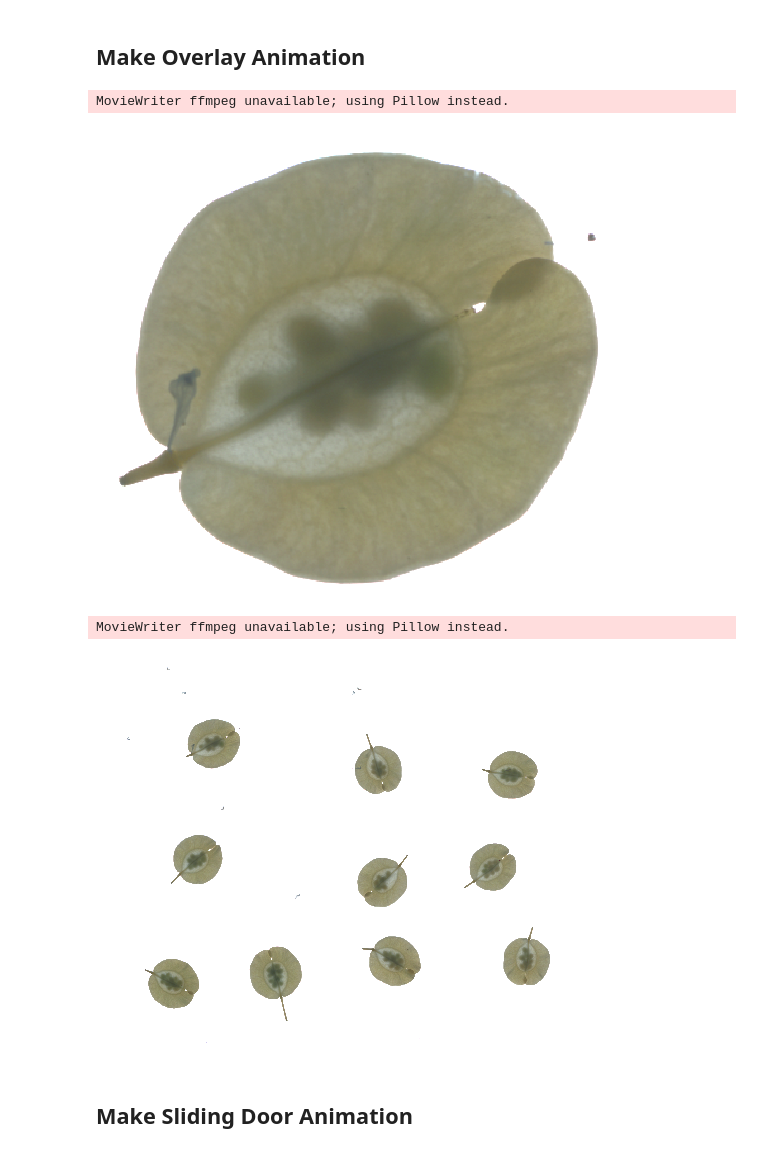
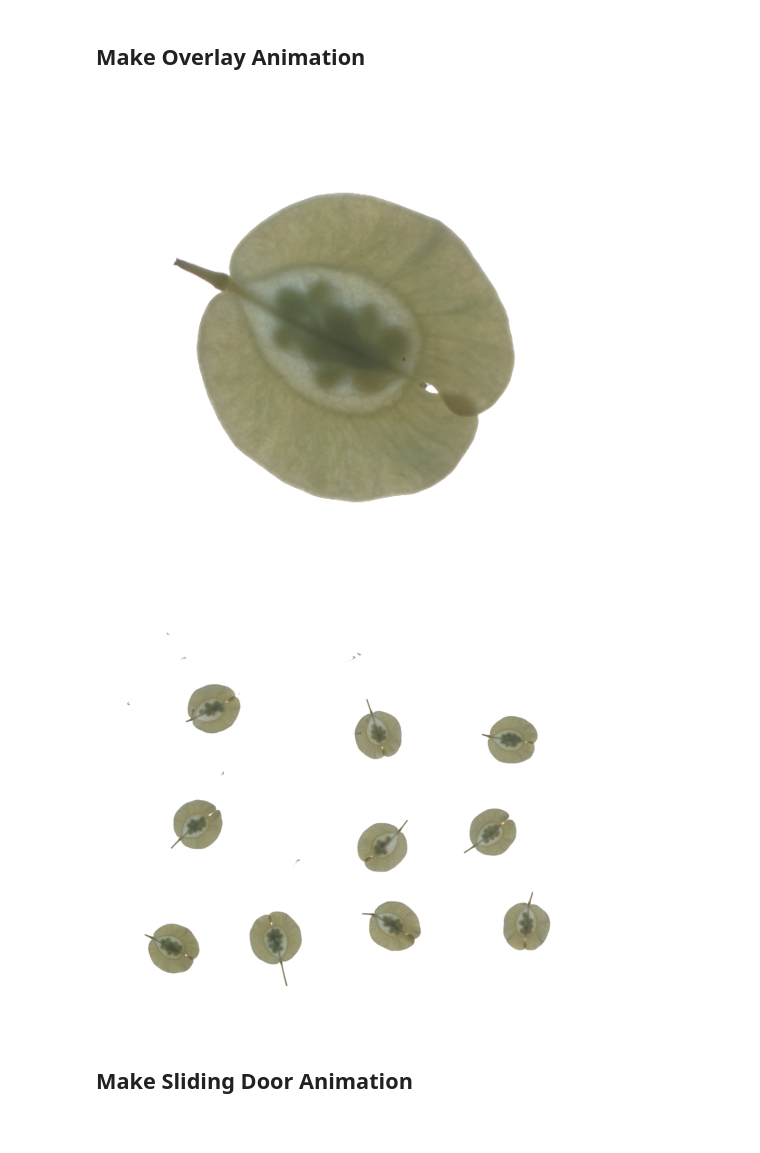
Before and after one commit to pikruse/pennycress-unet, a Jupyter notebook: notebooks/OverlaySegmentation.ipynb, the cells around one changed output. Cells and saved outputs as stored; diff of their text form; code cells hidden in the pictures.

```diff
--- a/notebooks/OverlaySegmentation.ipynb
+++ b/notebooks/OverlaySegmentation.ipynb
@@ -22,0 +15,6 @@ mask_single = mask[375:735, 540:935]
+# %%
+img = np.array(Image.open(f"../data/test/test_images_by_pod/9_5.tt8t x fc5-1.B.WBP-2022.W_rep2_9.png"))/ 255
+mask = np.array(Image.open(f"../data/test/test_predictions_by_pod/pred_9_5.tt8t x fc5-1.B.WBP-2022.W_rep2_9.png")) / 255
+# %%
+# convert mask background to white
+mask[mask.sum(2) == 0] = 1
@@ -80,43 +81,42 @@ def mask_viz(image, mask, mask_alpha = 0.5, outlines = False, brighten=True):
 # %%
 # options
 num_frames = 90
-f = r'single_mask_animation.gif'
+f = r'../data/animations/single_mask_fade_animation.gif'
 
 fig, ax = plt.subplots(1,1)
 fig.set_size_inches(5,5)
 fig.subplots_adjust(left=0, bottom=0, right=1, top=1)
-ax.imshow(original_single)
+ax.imshow(img)
 ax.set_axis_off()
 
 # write a function animate, updating mask_viz with increasing alpha
 def animate(frame):
     # halfway through frames, make alpha go back down to 0
     if frame > num_frames / 2:
         alpha = 1 - (frame - num_frames / 2) / (num_frames / 2)
     else:
         alpha = frame / (num_frames / 2)
-    masked_image = mask_viz(original_single, mask_single, mask_alpha=alpha)
+    masked_image = mask_viz(img, mask, mask_alpha=alpha)
 
     # clear axis
     ax.clear()
     ax.axis('off')
     ax.imshow(masked_image)
 
 
 anim = animation.FuncAnimation(fig, animate, frames=num_frames, interval=10000000)
 anim.save(f, fps=10)
 # %% [output]
-MovieWriter ffmpeg unavailable; using Pillow instead.
-[figure, old version]
+[figure, new version]
 # %%
 # options
 num_frames = 90
-f = r'mask_animation.gif'
+f = r'../data/animations/mask_animation.gif'
 
 fig, ax = plt.subplots(1,1)
 fig.set_size_inches(5,5)
 fig.subplots_adjust(left=0, bottom=0, right=1, top=1)
-ax.imshow(original)
+ax.imshow(full_img)
 ax.set_axis_off()
 
 # write a function animate, updating mask_viz with increasing alpha
@@ -126,7 +126,7 @@ def animate(frame):
         alpha = 1 - (frame - num_frames / 2) / (num_frames / 2)
     else:
         alpha = frame / (num_frames / 2)
-    masked_image = mask_viz(original, mask, mask_alpha=alpha)
+    masked_image = mask_viz(full_img, full_mask, mask_alpha=alpha)
 
     # clear axis
     ax.clear()
@@ -137,7 +137,6 @@ def animate(frame):
 anim = animation.FuncAnimation(fig, animate, frames=num_frames, interval=10000000)
 anim.save(f, fps=10)
 # %% [output]
-MovieWriter ffmpeg unavailable; using Pillow instead.
 [figure]
 # %% [markdown]
 ## Make Sliding Door Animation
```
Also changed, not shown: parts of 5 cells of this notebook.
